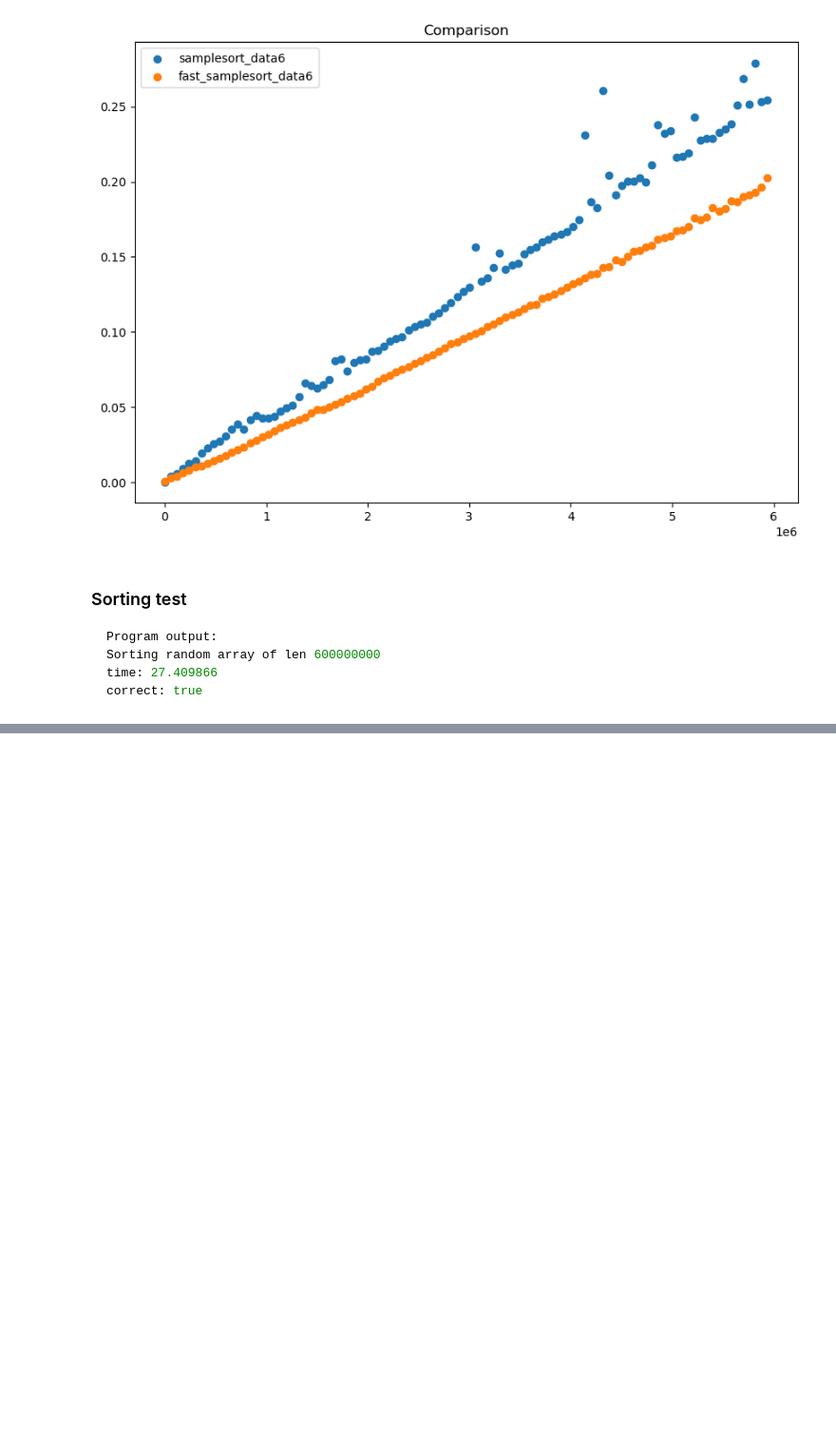
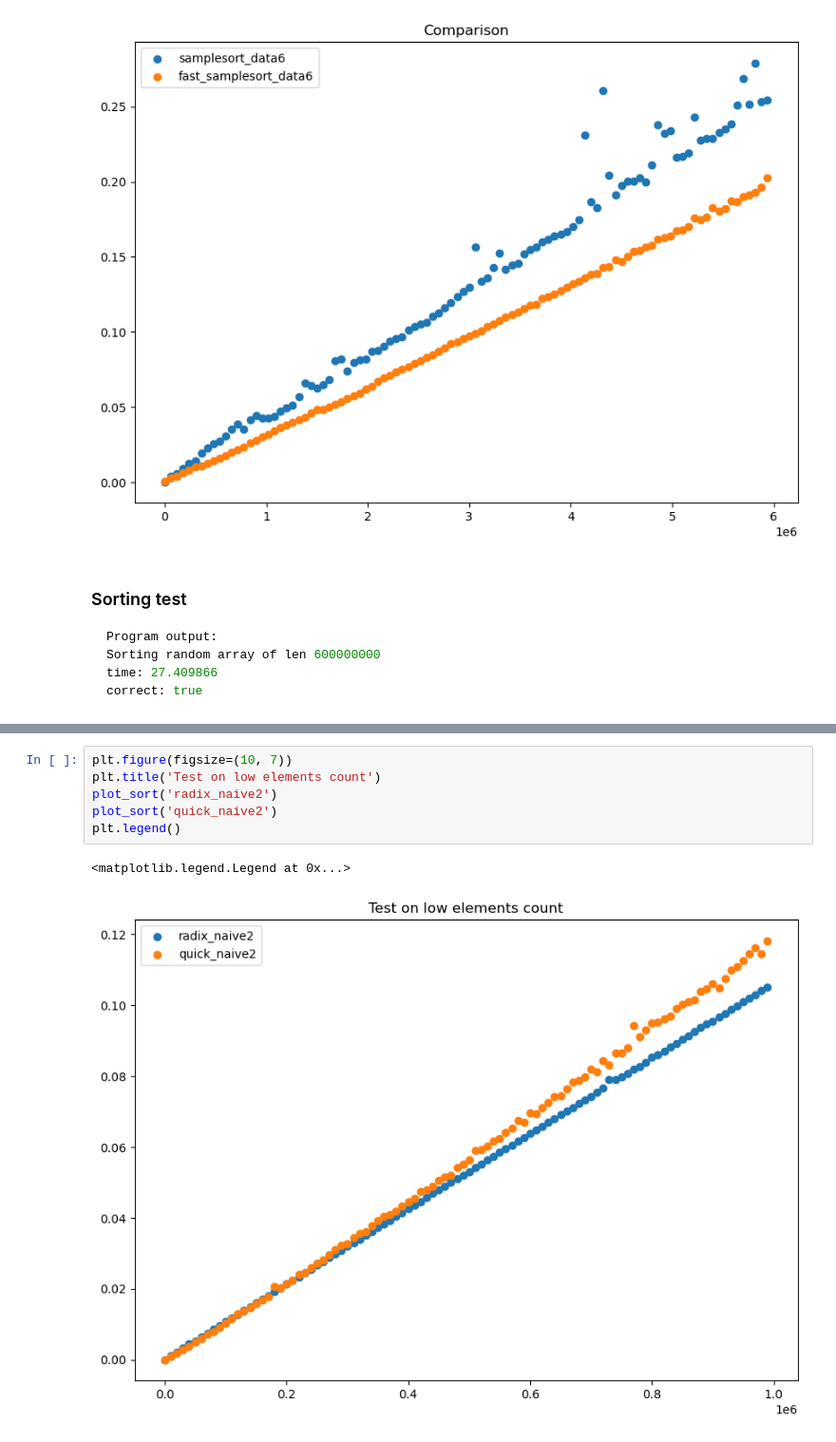
Before and after one commit to largeNumberOfOnes/parallele, a Jupyter notebook: labs/sort_algo.ipynb, the cells around one changed output, grey strips where cells are left out. Shown: that part at 95% size. Saved outputs shown, nothing was run; the diff lists cells and outputs as text; blank space fills up the shorter version.

```diff
--- a/labs/sort_algo.ipynb
+++ b/labs/sort_algo.ipynb
@@ -1921,0 +2449,9 @@ plt.legend()
+# %%
+plt.figure(figsize=(10, 7))
+plt.title('Test on low elements count')
+plot_sort('radix_naive2')
+plot_sort('quick_naive2')
+plt.legend()
+# %% [output]
+<matplotlib.legend.Legend at 0x...>
+[figure, added]
```
Also changed, not shown: parts of 6 cells of this notebook, 1 other file.
